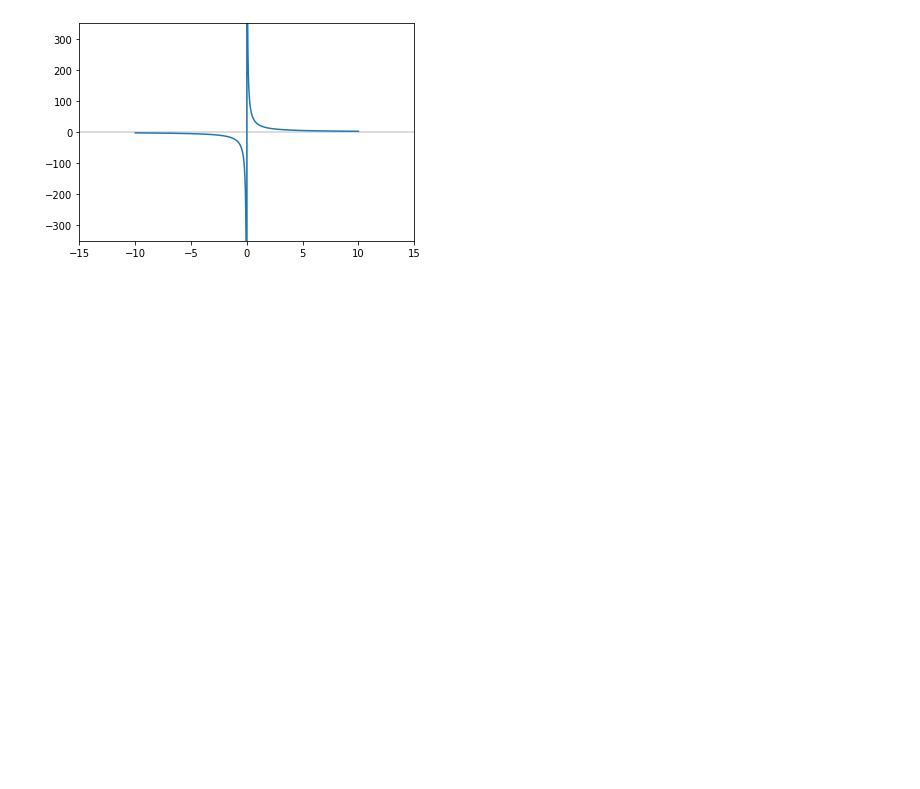
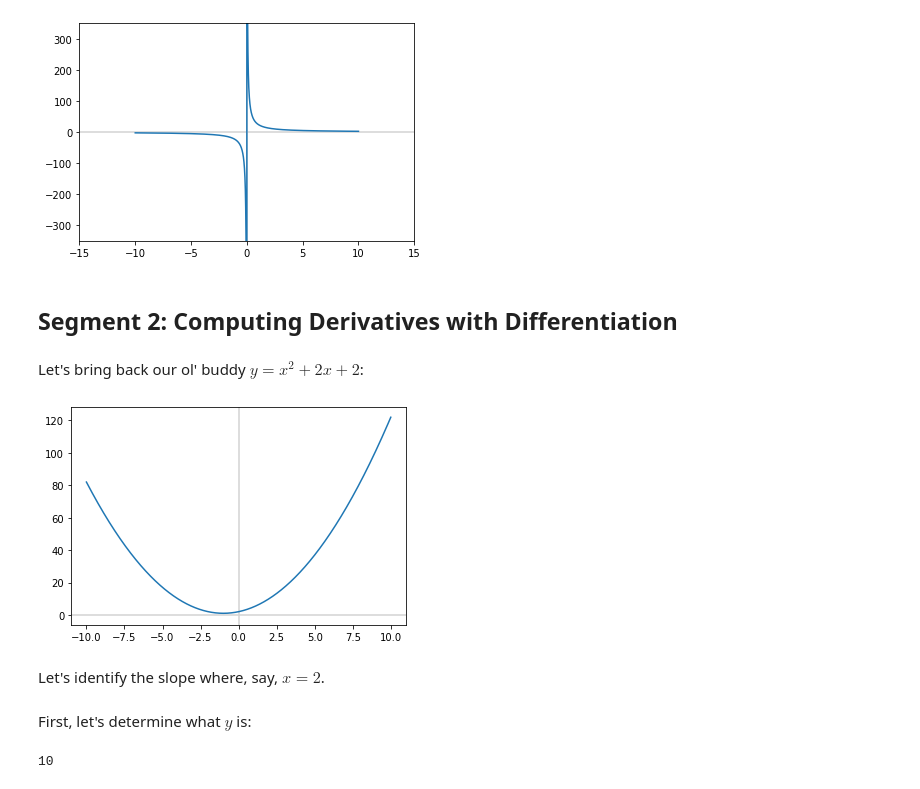
Before and after one commit to irawan09/Machine_Learning, a Jupyter notebook: Mathematical Foundations of ML/3 - Calculus I.ipynb, the cells around one changed output. Saved outputs shown, nothing was run; the diff lists cells and outputs as text; code cells hidden in the pictures; blank space fills up the shorter version.

```diff
--- a/Mathematical Foundations of ML/3 - Calculus I.ipynb
+++ b/Mathematical Foundations of ML/3 - Calculus I.ipynb
@@ -325,3 +323,28 @@ plt.ylim(-350, 350)
 _ = ax.plot(x, y_fn4)
 # %% [output]
 [figure]
+# %% [markdown]
+## Segment 2: Computing Derivatives with Differentiation
+# %% [markdown]
+Let's bring back our ol' buddy $y = x^2 + 2x + 2$:
+# %%
+def f(my_x):
+    my_x = my_x**2 + 2*my_x + 2
+    return my_x
+# %%
+y = f(x)
+# %%
+fig, ax = plt.subplots()
+plt.axvline(x=0, color='lightgray')
+plt.axhline(y=0, color='lightgray')
+_ = ax.plot(x,y)
+# %% [output]
+[figure, added]
+# %% [markdown]
+Let's identify the slope where, say, $x = 2$.
+# %% [markdown]
+First, let's determine what $y$ is:
+# %%
+f(2)
+# %% [output]
+10
```
Also changed, not shown: parts of 23 cells of this notebook.
